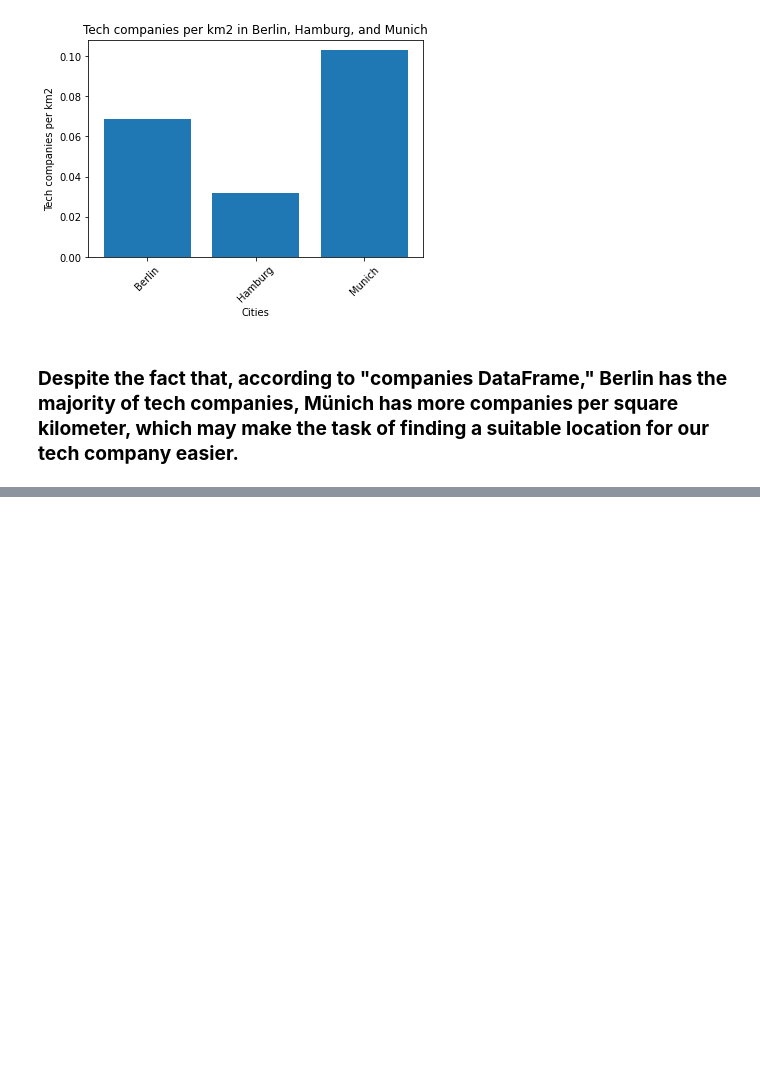
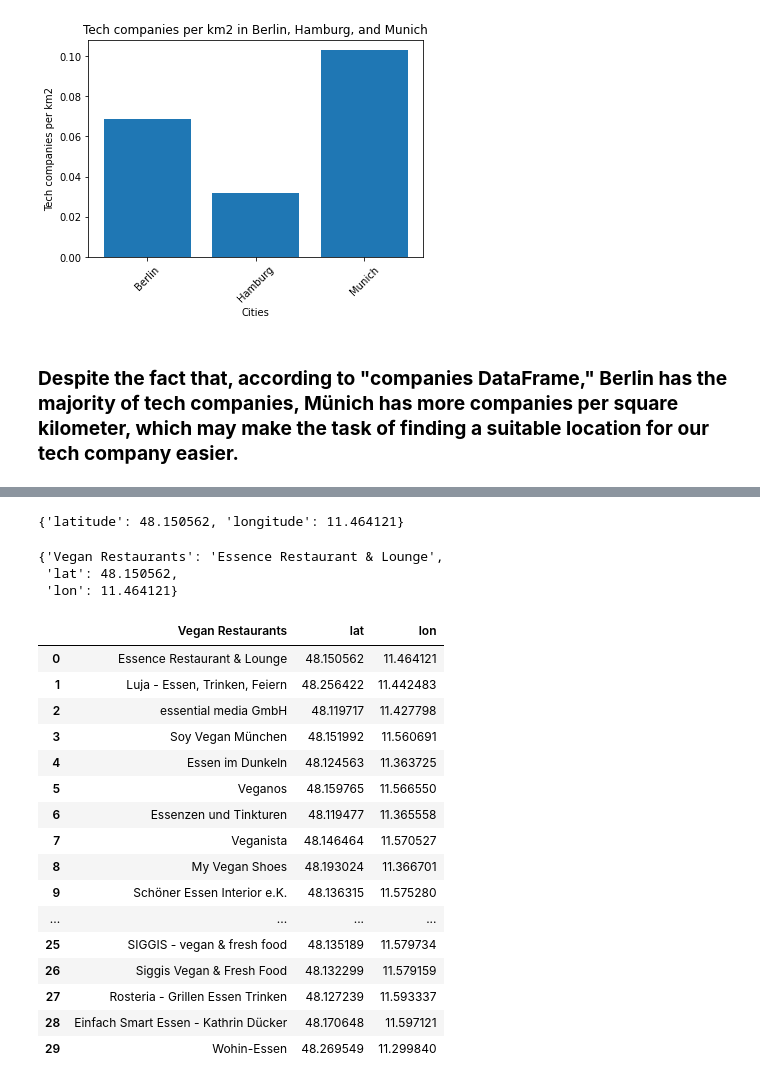
Before and after one commit to victorjrp92/Establishing-a-Tech-Company-in-Germany, a Jupyter notebook: Project3.ipynb, the cells around one changed output, grey strips where cells are left out. Drawn from its saved outputs; the diff is of its cells as text; code cells hidden in the pictures; blank space fills up the shorter version.

```diff
--- a/Project3.ipynb
+++ b/Project3.ipynb
@@ -183,0 +378,57 @@ plt.show()
+# %%
+
+url_2 = "https://api.foursquare.com/v3/places/search?query=Vegan%20essen&ll=48.1548256%2C11.4017521&limit=30"
+
+headers = {
+    "accept": "application/json",
+    "Authorization": "fsq3eNrtoknw+NGSx9PZdGz9sArzHk5pYw8A0+Z1xip6xjU="
+}
+
+response_2 = requests.get(url_2, headers=headers)
+# %%
+response_2.json()
+coordinates_2 = response_2.json()["results"][0]["geocodes"]["main"]
+coordinates_2
+# %% [output]
+{'latitude': 48.150562, 'longitude': 11.464121}
+# %%
+name_2 = response_2.json()["results"][0]["name"]
+name_coordinates (response_2.json()["results"][0])
+# %% [output]
+{'Vegan Restaurants': 'Essence Restaurant & Lounge',
+ 'lat': 48.150562,
+ 'lon': 11.464121}
+# %%
+def name_coordinates_2 (dict_):
+
+    processed_dict = {"Vegan Restaurants": dict_["name"],
+                     "lat": dict_["geocodes"]["main"]["latitude"],
+                     "lon": dict_["geocodes"]["main"]["longitude"]}
+
+    return processed_dict
+# %%
+name_coordinates_2 (response_2.json()["results"][0])
+new_list_2 = []
+for i in response_2.json()["results"]:
+    new_list_2.append(name_coordinates_2(i))
+# %%
+df_veganr = pd.DataFrame(new_list_2)
+df_veganr
+# %% [output]
+|  | Vegan Restaurants | lat | lon |
+| 0 | Essence Restaurant & Lounge | 48.150562 | 11.464121 |
+| 1 | Luja - Essen, Trinken, Feiern | 48.256422 | 11.442483 |
+| 2 | essential media GmbH | 48.119717 | 11.427798 |
+| 3 | Soy Vegan München | 48.151992 | 11.560691 |
+| 4 | Essen im Dunkeln | 48.124563 | 11.363725 |
+| 5 | Veganos | 48.159765 | 11.566550 |
+| 6 | Essenzen und Tinkturen | 48.119477 | 11.365558 |
+| 7 | Veganista | 48.146464 | 11.570527 |
+| 8 | My Vegan Shoes | 48.193024 | 11.366701 |
+| 9 | Schöner Essen Interior e.K. | 48.136315 | 11.575280 |
+| ... | ... | ... | ... |
+| 25 | SIGGIS - vegan & fresh food | 48.135189 | 11.579734 |
+| 26 | Siggis Vegan & Fresh Food | 48.132299 | 11.579159 |
+| 27 | Rosteria - Grillen Essen Trinken | 48.127239 | 11.593337 |
+| 28 | Einfach Smart Essen - Kathrin Dücker | 48.170648 | 11.597121 |
+| 29 | Wohin-Essen | 48.269549 | 11.299840 |
```
Also changed, not shown: parts of 34 cells of this notebook, 1 other file.
